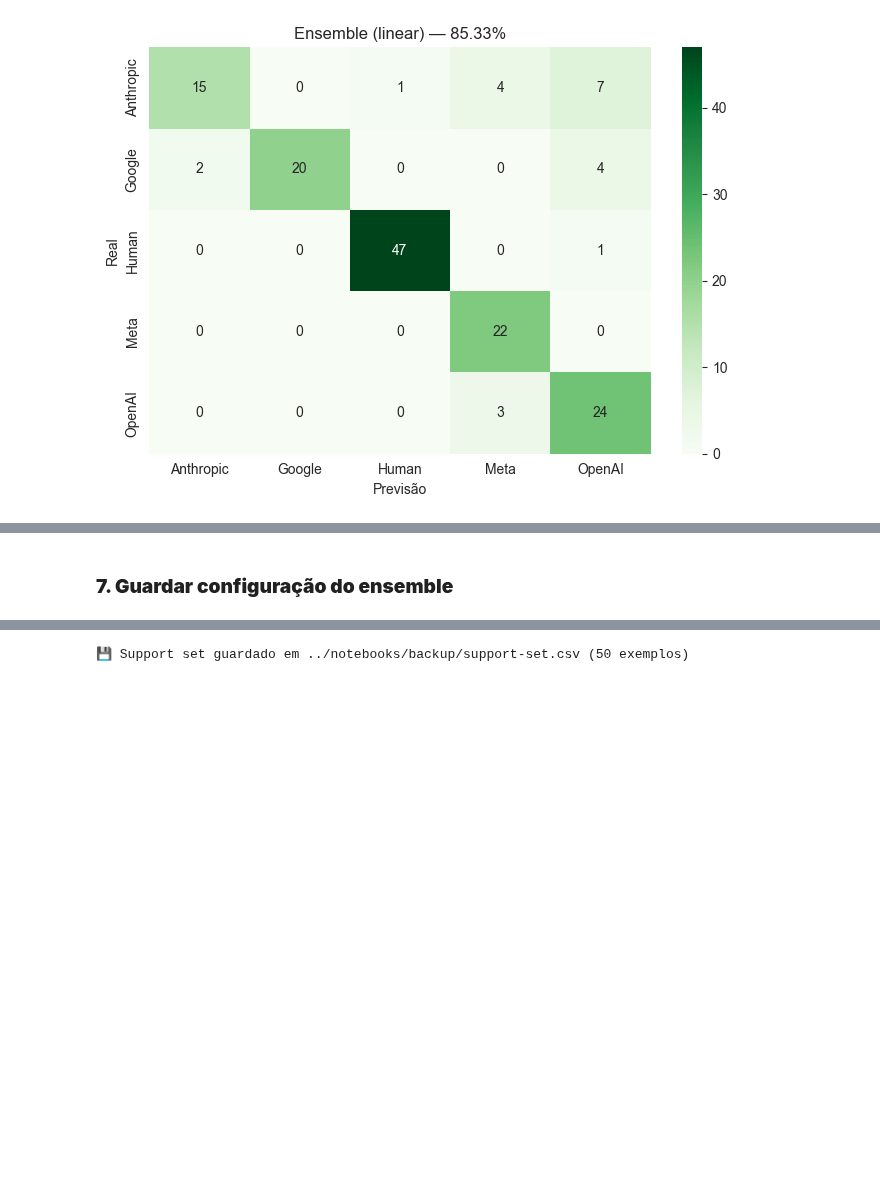
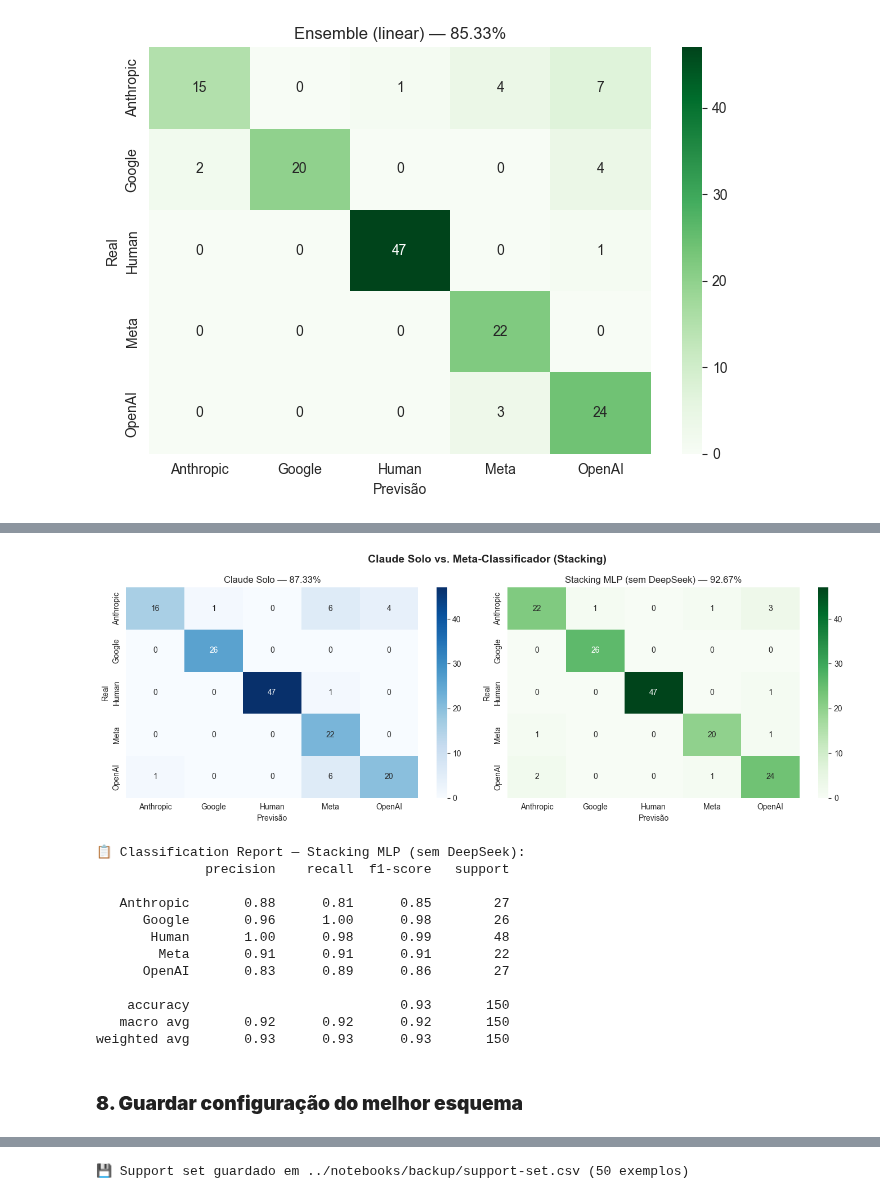
Before and after one commit to Luismpso/AP1, a Jupyter notebook: notebooks/Ensemble.ipynb, the cells around one changed output, grey strips where cells are left out. Saved outputs shown, nothing was run; the diff lists cells and outputs as text; code cells hidden in the pictures; blank space fills up the shorter version.

Commit message:
ensemble+

```diff
--- a/notebooks/Ensemble.ipynb
+++ b/notebooks/Ensemble.ipynb
@@ -611,0 +820,19 @@ weighted avg       0.88      0.85      0.85       150
+# %%
+MODELS_NO_DS = ['claude', 'gemini', 'gpt']
+X_meta_3 = build_meta_features(val_preds, model_names=MODELS_NO_DS)
+print(f'Features sem DeepSeek: {X_meta_3.shape}')
+
+# LR
+stacking_lr_3 = LogisticRegression(max_iter=1000, C=1.0, random_state=42, solver='lbfgs')
+y_pred_lr_3 = cross_val_predict(stacking_lr_3, X_meta_3, y_meta, cv=LeaveOneOut())
+acc_lr_3 = accuracy_score(y_meta, y_pred_lr_3)
+print(f'Stacking LR (3 modelos, LOO-CV): {acc_lr_3:.2%}')
+
+# MLP
+stacking_mlp_3 = MLPClassifier(
+    hidden_layer_sizes=(16,), max_iter=500, random_state=42,
+    learning_rate='adaptive', alpha=0.01
+)
+y_pred_mlp_3 = cross_val_predict(stacking_mlp_3, X_meta_3, y_meta, cv=LeaveOneOut())
+acc_mlp_3 = accuracy_score(y_meta, y_pred_mlp_3)
+print(f'Stacking MLP (3 modelos, LOO-CV): {acc_mlp_3:.2%}')
@@ -612,3 +934,60 @@ weighted avg       0.88      0.85      0.85       150
+# %%
+# Confusion matrix: Claude Solo vs Melhor Stacking
+if acc_lr >= acc_mlp:
+    best_stacking_preds = le.inverse_transform(y_pred_lr)
+    best_stacking_name = 'Stacking LR'
+    best_stacking_acc = acc_lr
+else:
+    best_stacking_preds = le.inverse_transform(y_pred_mlp)
+    best_stacking_name = 'Stacking MLP'
+    best_stacking_acc = acc_mlp
+
+# Verificar se sem DeepSeek é melhor
+if acc_mlp_3 > best_stacking_acc:
+    best_stacking_preds = le.inverse_transform(y_pred_mlp_3)
+    best_stacking_name = 'Stacking MLP (sem DeepSeek)'
+    best_stacking_acc = acc_mlp_3
+if acc_lr_3 > best_stacking_acc:
+    best_stacking_preds = le.inverse_transform(y_pred_lr_3)
+    best_stacking_name = 'Stacking LR (sem DeepSeek)'
+    best_stacking_acc = acc_lr_3
+
+fig, axes = plt.subplots(1, 2, figsize=(14, 5))
+
+# Claude solo
+cm_claude = confusion_matrix(val_gold, [p if p else 'Human' for p in val_preds['claude']], labels=LABELS)
+sns.heatmap(cm_claude, annot=True, fmt='d', cmap='Blues', ax=axes[0],
+            xticklabels=LABELS, yticklabels=LABELS)
+axes[0].set_xlabel('Previsão'); axes[0].set_ylabel('Real')
+axes[0].set_title(f'Claude Solo — {results_all["Claude (solo)"]:.2%}')
+
+# Melhor stacking
+cm_stack = confusion_matrix(val_gold, best_stacking_preds, labels=LABELS)
+sns.heatmap(cm_stack, annot=True, fmt='d', cmap='Greens', ax=axes[1],
+            xticklabels=LABELS, yticklabels=LABELS)
+axes[1].set_xlabel('Previsão'); axes[1].set_ylabel('Real')
+axes[1].set_title(f'{best_stacking_name} — {best_stacking_acc:.2%}')
+
+plt.suptitle('Claude Solo vs. Meta-Classificador (Stacking)', fontsize=14, fontweight='bold')
+plt.tight_layout()
+plt.show()
+
+print(f'\n📋 Classification Report — {best_stacking_name}:')
+print(classification_report(val_gold, best_stacking_preds, labels=LABELS, zero_division=0))
+# %% [output]
+[figure, added]
+📋 Classification Report — Stacking MLP (sem DeepSeek):
+              precision    recall  f1-score   support
+
+   Anthropic       0.88      0.81      0.85        27
+      Google       0.96      1.00      0.98        26
+       Human       1.00      0.98      0.99        48
+        Meta       0.91      0.91      0.91        22
+      OpenAI       0.83      0.89      0.86        27
+
+    accuracy                           0.93       150
+   macro avg       0.92      0.92      0.92       150
+weighted avg       0.93      0.93      0.93       150
 # %% [markdown]
-### **7. Guardar configuração do ensemble**
+### **8. Guardar configuração do melhor esquema**
 # %%
```
Also changed, not shown: parts of 17 cells of this notebook, 1 other file.
